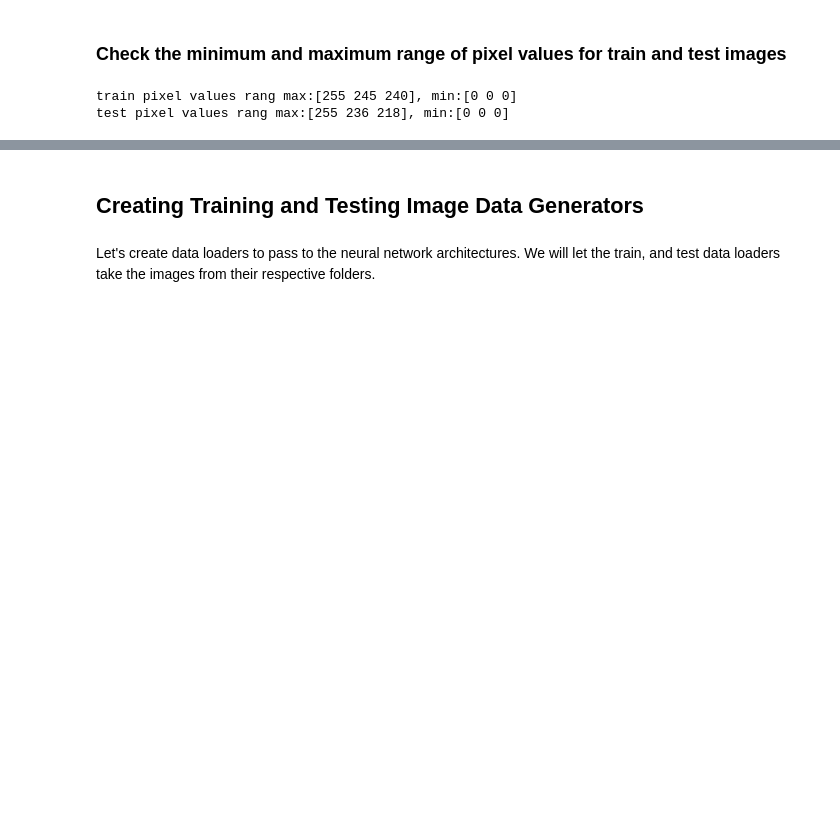
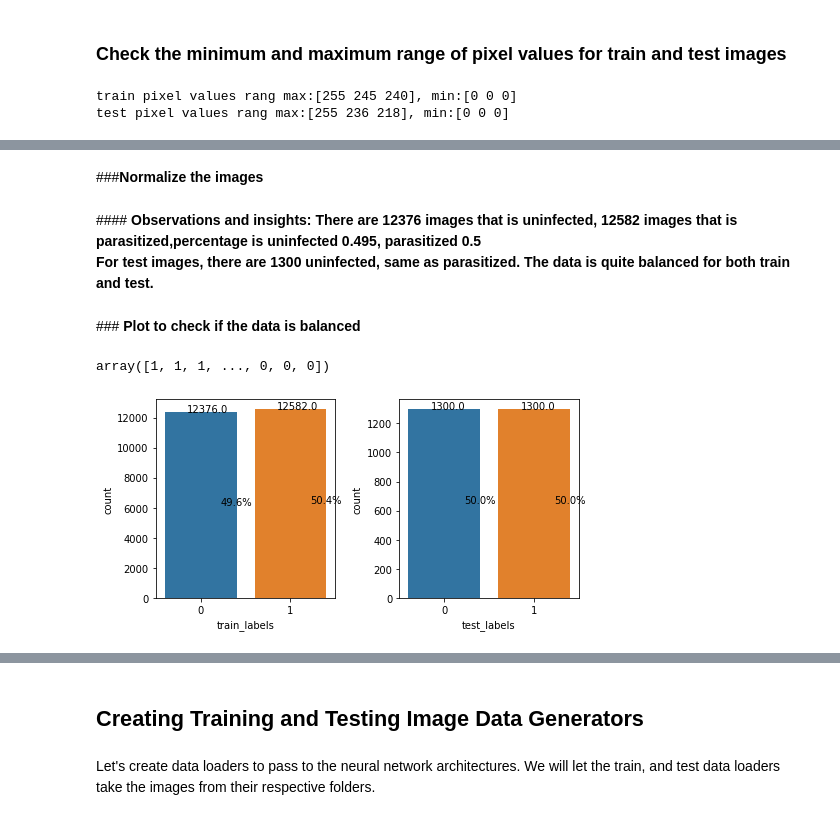
Before and after one commit to sunny722122/capitalstone_Proj_malaria_detection, a Jupyter notebook: Malaria_Detection.ipynb, the cells around one changed output, grey strips where cells are left out. Saved outputs shown, nothing was run; the diff lists cells and outputs as text; code cells hidden in the pictures; blank space fills up the shorter version.

```diff
--- a/Malaria_Detection.ipynb
+++ b/Malaria_Detection.ipynb
@@ -319,0 +340,2 @@ test pixel values rang max:[255 236 218], min:[0 0 0]
+# %% [markdown]
+###<b>Normalize the images
@@ -319,0 +346,36 @@ test pixel values rang max:[255 236 218], min:[0 0 0]
+# %% [markdown]
+####<b> Observations and insights:
+There are 12376 images that is uninfected, 12582 images that is parasitized,percentage is uninfected 0.495, parasitized 0.5
+<br>
+For test images, there are 1300 uninfected, same as parasitized.
+The data is quite balanced for both train and test.
+# %% [markdown]
+###<b> Plot to check if the data is balanced
+# %%
+train_labels
+# %% [output]
+array([1, 1, 1, ..., 0, 0, 0])
+# %%
+fig, ax =plt.subplots(1,2)
+df_train = pd.DataFrame(dict(train_labels=train_labels))
+
+ax1 = sns.countplot(x="train_labels", data=df_train,ax=ax[0])
+total = float(len(df_train))
+for p in ax1.patches:
+   ax1.annotate('{:.1f}'.format(p.get_height()), (p.get_x()+0.25, p.get_height()+0.01))
+   percentage = '{:.1f}%'.format(100 * p.get_height()/total)
+   x = p.get_x() + p.get_width()
+   y = 0.5*p.get_height()
+   ax1.annotate(percentage, (x, y),ha='center')
+df_test = pd.DataFrame(dict(test_labels=test_labels))
+
+ax2 = sns.countplot(x="test_labels", data=df_test,ax=ax[1])
+total = float(len(df_test))
+for p in ax2.patches:
+   ax2.annotate('{:.1f}'.format(p.get_height()), (p.get_x()+0.25, p.get_height()+0.01))
+   percentage = '{:.1f}%'.format(100 * p.get_height()/total)
+   x = p.get_x() + p.get_width()
+   y = 0.5*p.get_height()
+   ax2.annotate(percentage, (x, y),ha='center')
+# %% [output]
+[figure, added]
```
Also changed, not shown: parts of 40 cells of this notebook.
